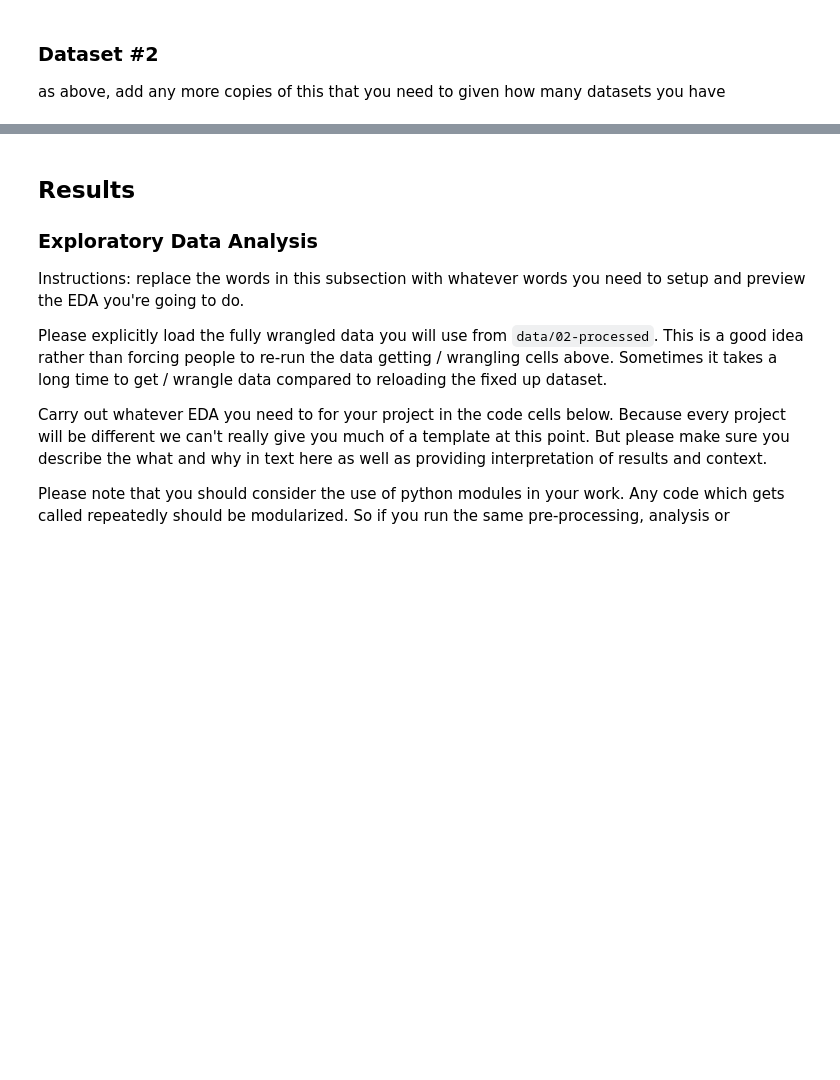
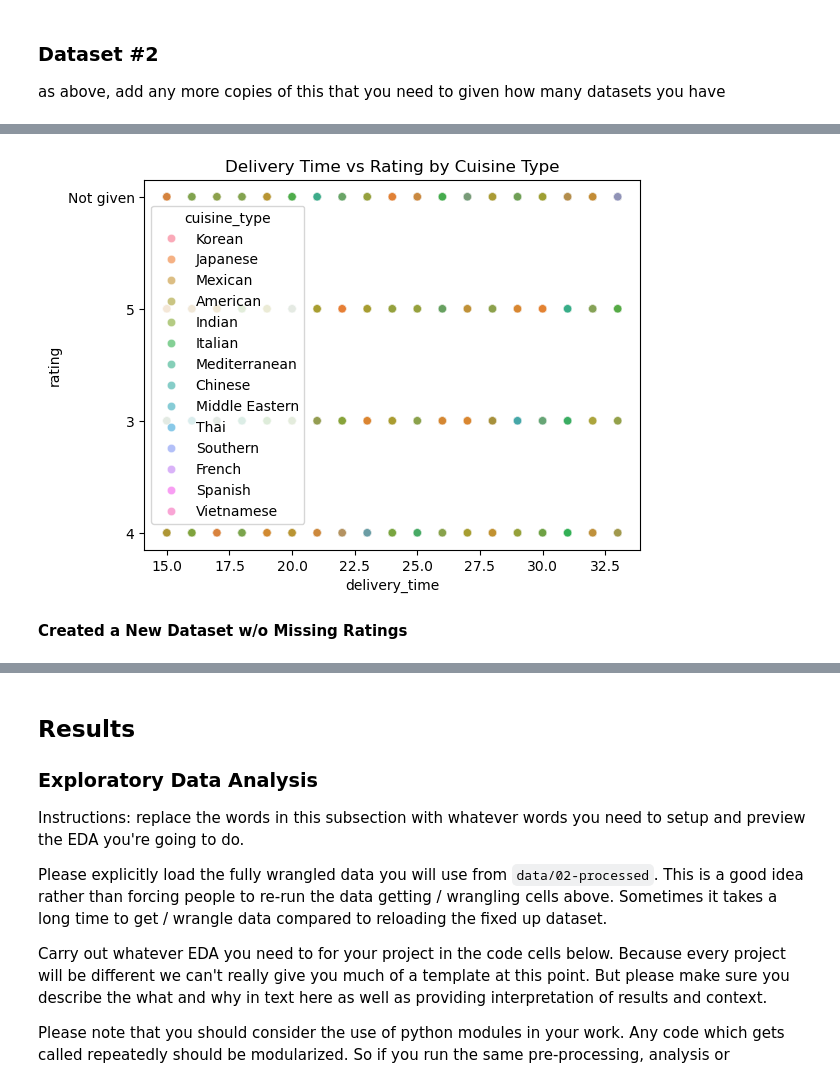
Before and after one commit to COGS108/Group111_WI26, a Jupyter notebook: 02-EDACheckpoint.ipynb, the cells around one changed output, grey strips where cells are left out. Saved outputs shown, nothing was run; the diff lists cells and outputs as text; code cells hidden in the pictures; blank space fills up the shorter version.

```diff
--- a/02-EDACheckpoint.ipynb
+++ b/02-EDACheckpoint.ipynb
@@ -114,0 +139,8 @@ food_orders['customer_id'].unique().shape
+# %%
+sns.scatterplot(data=food_orders, x='delivery_time', y='rating', hue='cuisine_type', alpha=0.6)
+plt.title("Delivery Time vs Rating by Cuisine Type")
+plt.show()
+# %% [output]
+[figure, added]
+# %% [markdown]
+**Created a New Dataset w/o Missing Ratings**
```
Also changed, not shown: parts of 15 cells of this notebook.
